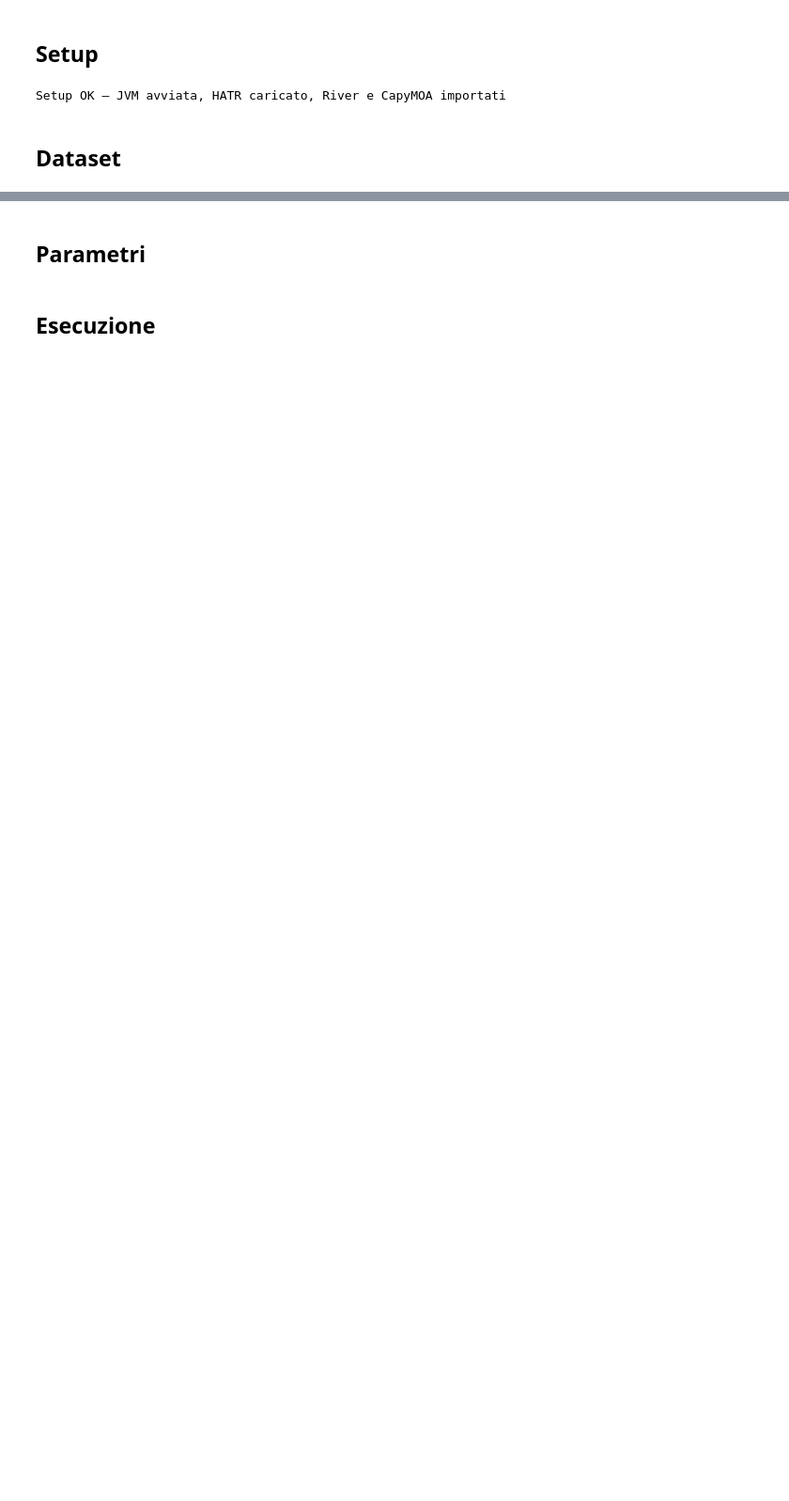
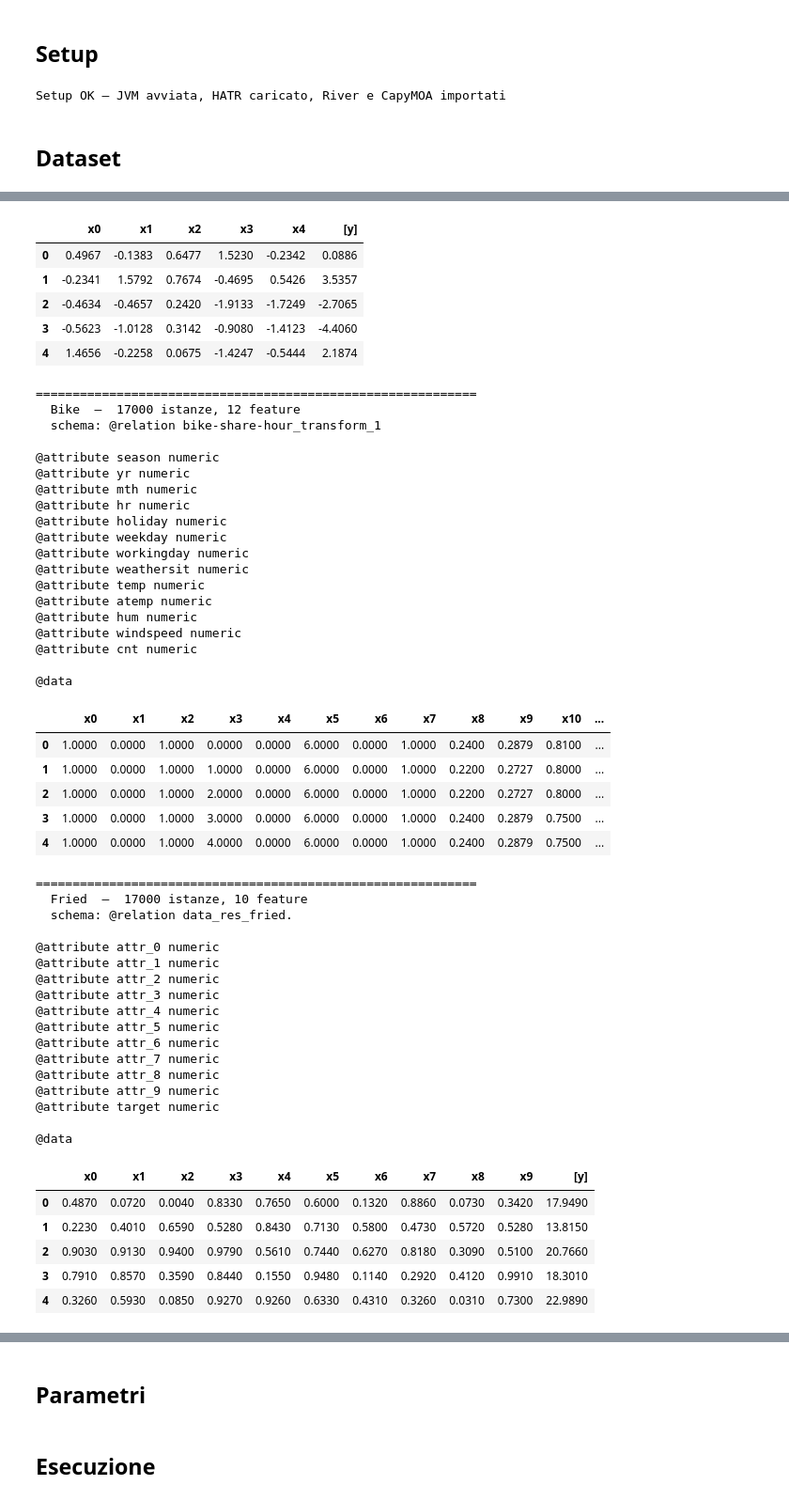
Before and after one commit to Streaming-Data-Analytics/2025-2026_Regression-Models-in-CapyMOA, a Jupyter notebook: andrea_zhang/experiments/hatr-crossframework-performance.ipynb, the cells around one changed output, grey strips where cells are left out. Shown at 94% size. Saved outputs shown, nothing was run; the diff lists cells and outputs as text; code cells hidden in the pictures; blank space fills up the shorter version.

```diff
--- a/andrea_zhang/experiments/hatr-crossframework-performance.ipynb
+++ b/andrea_zhang/experiments/hatr-crossframework-performance.ipynb
@@ -86,3 +102,25 @@ HyperFast            n= 17000  feat=10  y∈[-4117.78, 11925.45]
 FriedDrift           n= 17000  feat=10  y∈[-0.69, 30.15]
 RBFReg               n= 17000  feat=10  y∈[-13.18, 16.44]
 ElectricityDemand    n= 17000  feat= 7  y∈[0.00, 0.94]
+# %%
+import pandas as pd
+import re
+
+def _feat_names(schema, n):
+    attrs = re.findall(
+        r'@attribute\s+(\S+)\s+({[^}]+}|\S+)',
+        str(schema), re.IGNORECASE)
+    if len(attrs) >= n:
+        return [f'{name} ({"nom" if typ.startswith("{") else "num"})'
+                for name, typ in attrs[:n]]
+    return [f'x{i}' for i in range(n)]
+
+for name, (X, y, schema) in datasets.items():
+    print(f"\n{'='*60}")
+    print(f"  {name}  —  {len(X)} istanze, {X.shape[1]} feature")
+    print(f"  schema: {schema}")
+    cols = _feat_names(schema, X.shape[1])
+    df = pd.DataFrame(X[:5], columns=cols)
+    df['[y]'] = y[:5]
+    display(df.round(4))
+# %% [output]
@@ -88,0 +139,54 @@ ElectricityDemand    n= 17000  feat= 7  y∈[0.00, 0.94]
+|  | x0 | x1 | x2 | x3 | x4 | [y] |
+| 0 | 0.4967 | -0.1383 | 0.6477 | 1.5230 | -0.2342 | 0.0886 |
+| 1 | -0.2341 | 1.5792 | 0.7674 | -0.4695 | 0.5426 | 3.5357 |
+| 2 | -0.4634 | -0.4657 | 0.2420 | -1.9133 | -1.7249 | -2.7065 |
+| 3 | -0.5623 | -1.0128 | 0.3142 | -0.9080 | -1.4123 | -4.4060 |
+| 4 | 1.4656 | -0.2258 | 0.0675 | -1.4247 | -0.5444 | 2.1874 |
+============================================================
+  Bike  —  17000 istanze, 12 feature
+  schema: @relation bike-share-hour_transform_1
+
+@attribute season numeric
+@attribute yr numeric
+@attribute mth numeric
+@attribute hr numeric
+@attribute holiday numeric
+@attribute weekday numeric
+@attribute workingday numeric
+@attribute weathersit numeric
+@attribute temp numeric
+@attribute atemp numeric
+@attribute hum numeric
+@attribute windspeed numeric
+@attribute cnt numeric
+
+@data
+|  | x0 | x1 | x2 | x3 | x4 | x5 | x6 | x7 | x8 | x9 | x10 | ... |
+| 0 | 1.0000 | 0.0000 | 1.0000 | 0.0000 | 0.0000 | 6.0000 | 0.0000 | 1.0000 | 0.2400 | 0.2879 | 0.8100 | ... |
+| 1 | 1.0000 | 0.0000 | 1.0000 | 1.0000 | 0.0000 | 6.0000 | 0.0000 | 1.0000 | 0.2200 | 0.2727 | 0.8000 | ... |
+| 2 | 1.0000 | 0.0000 | 1.0000 | 2.0000 | 0.0000 | 6.0000 | 0.0000 | 1.0000 | 0.2200 | 0.2727 | 0.8000 | ... |
+| 3 | 1.0000 | 0.0000 | 1.0000 | 3.0000 | 0.0000 | 6.0000 | 0.0000 | 1.0000 | 0.2400 | 0.2879 | 0.7500 | ... |
+| 4 | 1.0000 | 0.0000 | 1.0000 | 4.0000 | 0.0000 | 6.0000 | 0.0000 | 1.0000 | 0.2400 | 0.2879 | 0.7500 | ... |
+============================================================
+  Fried  —  17000 istanze, 10 feature
+  schema: @relation data_res_fried.
+
+@attribute attr_0 numeric
+@attribute attr_1 numeric
+@attribute attr_2 numeric
+@attribute attr_3 numeric
+@attribute attr_4 numeric
+@attribute attr_5 numeric
+@attribute attr_6 numeric
+@attribute attr_7 numeric
+@attribute attr_8 numeric
+@attribute attr_9 numeric
+@attribute target numeric
+
+@data
+|  | x0 | x1 | x2 | x3 | x4 | x5 | x6 | x7 | x8 | x9 | [y] |
+| 0 | 0.4870 | 0.0720 | 0.0040 | 0.8330 | 0.7650 | 0.6000 | 0.1320 | 0.8860 | 0.0730 | 0.3420 | 17.9490 |
+| 1 | 0.2230 | 0.4010 | 0.6590 | 0.5280 | 0.8430 | 0.7130 | 0.5800 | 0.4730 | 0.5720 | 0.5280 | 13.8150 |
+| 2 | 0.9030 | 0.9130 | 0.9400 | 0.9790 | 0.5610 | 0.7440 | 0.6270 | 0.8180 | 0.3090 | 0.5100 | 20.7660 |
+| 3 | 0.7910 | 0.8570 | 0.3590 | 0.8440 | 0.1550 | 0.9480 | 0.1140 | 0.2920 | 0.4120 | 0.9910 | 18.3010 |
+| 4 | 0.3260 | 0.5930 | 0.0850 | 0.9270 | 0.9260 | 0.6330 | 0.4310 | 0.3260 | 0.0310 | 0.7300 | 22.9890 |
```
Also changed, not shown: parts of 7 cells of this notebook, 5 other files.
